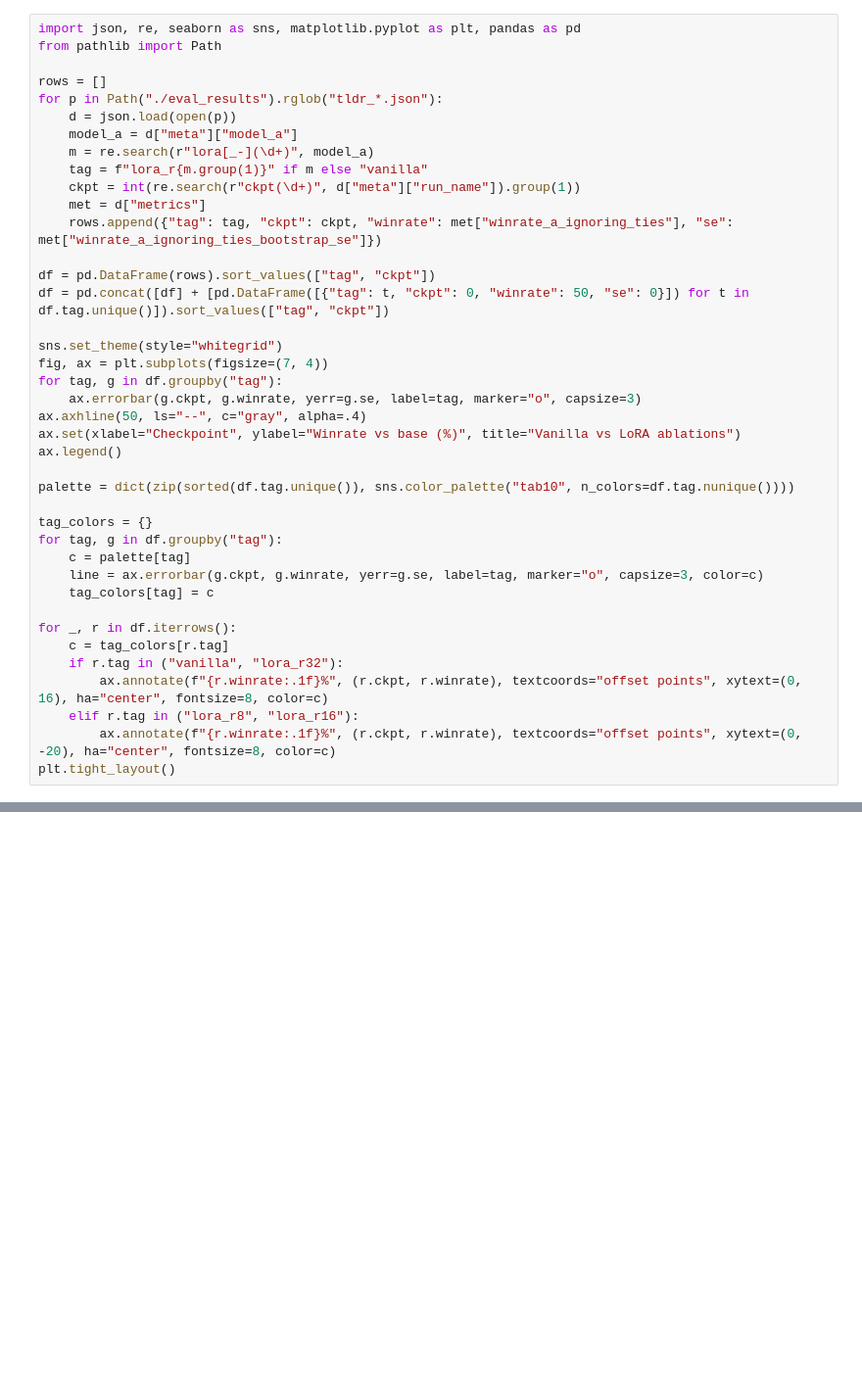
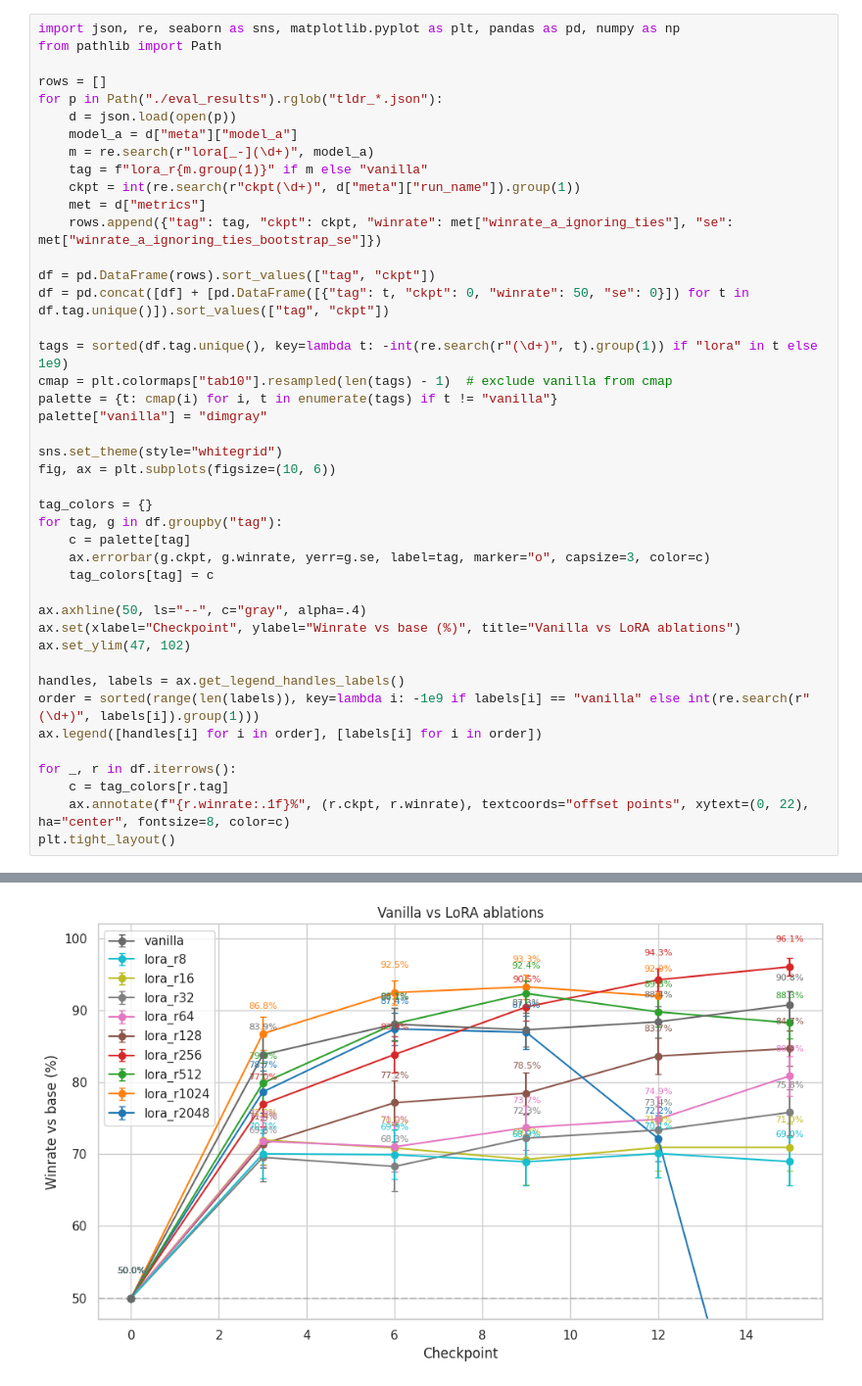
Before and after one commit to Neelectric/user_interactions, a Jupyter notebook: data_viz.ipynb, the cells around one changed output, grey strips where cells are left out. Shown at 98% size. Saved outputs shown, nothing was run; the diff lists cells and outputs as text; blank space fills up the shorter version.

Commit message:
fixing data viz, lora ablations fully visualized

```diff
--- a/data_viz.ipynb
+++ b/data_viz.ipynb
@@ -1,5 +1,5 @@
 # %%
-import json, re, seaborn as sns, matplotlib.pyplot as plt, pandas as pd
+import json, re, seaborn as sns, matplotlib.pyplot as plt, pandas as pd, numpy as np
 from pathlib import Path
 
 rows = []
@@ -15,27 +15,30 @@ for p in Path("./eval_results").rglob("tldr_*.json"):
 df = pd.DataFrame(rows).sort_values(["tag", "ckpt"])
 df = pd.concat([df] + [pd.DataFrame([{"tag": t, "ckpt": 0, "winrate": 50, "se": 0}]) for t in df.tag.unique()]).sort_values(["tag", "ckpt"])
 
+tags = sorted(df.tag.unique(), key=lambda t: -int(re.search(r"(\d+)", t).group(1)) if "lora" in t else 1e9)
+cmap = plt.colormaps["tab10"].resampled(len(tags) - 1)  # exclude vanilla from cmap
+palette = {t: cmap(i) for i, t in enumerate(tags) if t != "vanilla"}
+palette["vanilla"] = "dimgray"
+
 sns.set_theme(style="whitegrid")
-fig, ax = plt.subplots(figsize=(7, 4))
-for tag, g in df.groupby("tag"):
-    ax.errorbar(g.ckpt, g.winrate, yerr=g.se, label=tag, marker="o", capsize=3)
-ax.axhline(50, ls="--", c="gray", alpha=.4)
-ax.set(xlabel="Checkpoint", ylabel="Winrate vs base (%)", title="Vanilla vs LoRA ablations")
-ax.legend()
-
-palette = dict(zip(sorted(df.tag.unique()), sns.color_palette("tab10", n_colors=df.tag.nunique())))
+fig, ax = plt.subplots(figsize=(10, 6))
 
 tag_colors = {}
 for tag, g in df.groupby("tag"):
     c = palette[tag]
-    line = ax.errorbar(g.ckpt, g.winrate, yerr=g.se, label=tag, marker="o", capsize=3, color=c)
+    ax.errorbar(g.ckpt, g.winrate, yerr=g.se, label=tag, marker="o", capsize=3, color=c)
     tag_colors[tag] = c
+
+ax.axhline(50, ls="--", c="gray", alpha=.4)
+ax.set(xlabel="Checkpoint", ylabel="Winrate vs base (%)", title="Vanilla vs LoRA ablations")
+ax.set_ylim(47, 102)
+
+handles, labels = ax.get_legend_handles_labels()
+order = sorted(range(len(labels)), key=lambda i: -1e9 if labels[i] == "vanilla" else int(re.search(r"(\d+)", labels[i]).group(1)))
+ax.legend([handles[i] for i in order], [labels[i] for i in order])
 
 for _, r in df.iterrows():
     c = tag_colors[r.tag]
-    if r.tag in ("vanilla", "lora_r32"):
-        ax.annotate(f"{r.winrate:.1f}%", (r.ckpt, r.winrate), textcoords="offset points", xytext=(0, 16), ha="center", fontsize=8, color=c)
-    elif r.tag in ("lora_r8", "lora_r16"):
-        ax.annotate(f"{r.winrate:.1f}%", (r.ckpt, r.winrate), textcoords="offset points", xytext=(0, -20), ha="center", fontsize=8, color=c)
+    ax.annotate(f"{r.winrate:.1f}%", (r.ckpt, r.winrate), textcoords="offset points", xytext=(0, 22), ha="center", fontsize=8, color=c)
 plt.tight_layout()
 # %% [output]
@@ -42,0 +45 @@ Error:
+[figure, added]
```
Also changed, not shown: parts of 3 cells of this notebook, 1 other file.
